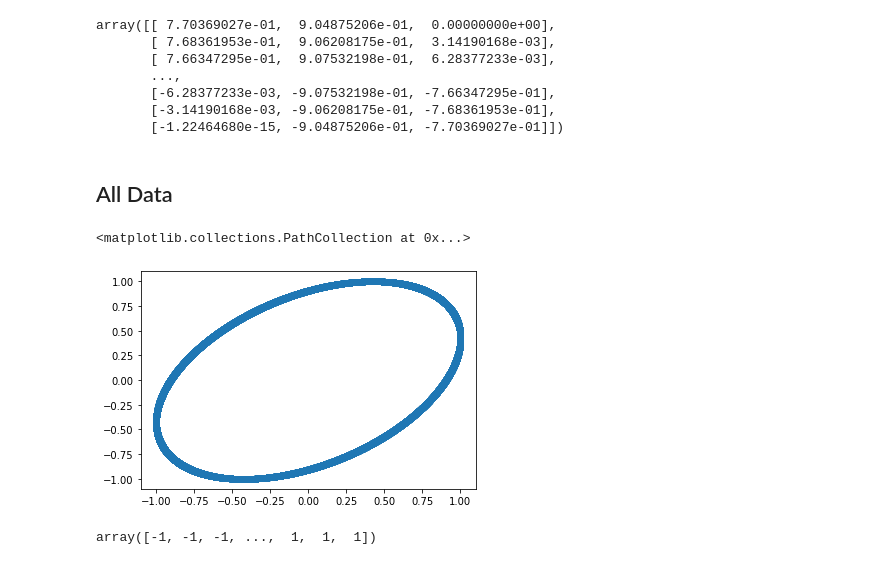
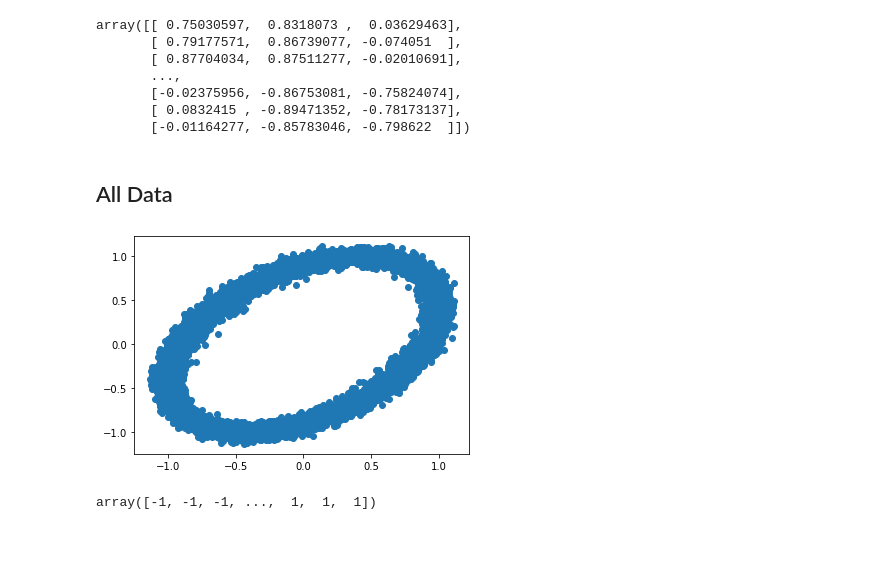
Before and after one commit to sheyaa/caterpillar_mset, a Jupyter notebook: sine_SVM.ipynb, the cells around one changed output. Cells and saved outputs as stored; diff of their text form; code cells hidden in the pictures.

Commit message:
Added Noise to Sine Function

```diff
--- a/sine_SVM.ipynb
+++ b/sine_SVM.ipynb
@@ -7,4 +7,13 @@ from sklearn import svm
 # %%
 n = 10000 # making 10000 iterations
 t = np.linspace(0, 10*np.pi, n) #function to generate a general sequence out of the range of numbers provided
-x = np.sin(t) + 0.0*np.random.randn(n) #sine funtion with noise added
+x = np.sin(t) + 0.05*np.random.randn(n) #sine funtion with noise added
+fig =(20,3)
+plt.scatter(t,x)
+#plt.grid()
+plt.ylim(-1.1)
+plt.title("Sine Function with Noise", fontsize=14)
+
+#SAVING EACH PLOT
+filename2 = "Images/sinxfunc.png" # saving the file as the name of the mouse
+plt.savefig(filename2, bbox_inches='tight')
@@ -14,20 +25,22 @@ X = tde.tde(x) #synthetic dataset
 X=X.T #transposing the data
 X
 # %% [output]
-array([[ 7.70369027e-01,  9.04875206e-01,  0.00000000e+00],
-       [ 7.68361953e-01,  9.06208175e-01,  3.14190168e-03],
-       [ 7.66347295e-01,  9.07532198e-01,  6.28377233e-03],
+array([[ 0.75030597,  0.8318073 ,  0.03629463],
+       [ 0.79177571,  0.86739077, -0.074051  ],
+       [ 0.87704034,  0.87511277, -0.02010691],
        ...,
-       [-6.28377233e-03, -9.07532198e-01, -7.66347295e-01],
-       [-3.14190168e-03, -9.06208175e-01, -7.68361953e-01],
-       [-1.22464680e-15, -9.04875206e-01, -7.70369027e-01]])
+       [-0.02375956, -0.86753081, -0.75824074],
+       [ 0.0832415 , -0.89471352, -0.78173137],
+       [-0.01164277, -0.85783046, -0.798622  ]])
 # %% [markdown]
 ## All Data
 # %%
 plt.scatter(X[:,0],X[:,1]) #plotting all rows in the "first" and "second" column
+#SAVING EACH PLOT
+filename = "Images/sinx.png" # saving the file as the name of the mouse
+plt.savefig(filename, bbox_inches='tight')
 # %% [output]
-<matplotlib.collections.PathCollection at 0x...>
-[figure, old version]
+[figure, new version]
 # %%
 model= svm.OneClassSVM(degree=2)
 #creating a 40% fit (training) dataset
```
Also changed, not shown: parts of 2 cells of this notebook.
